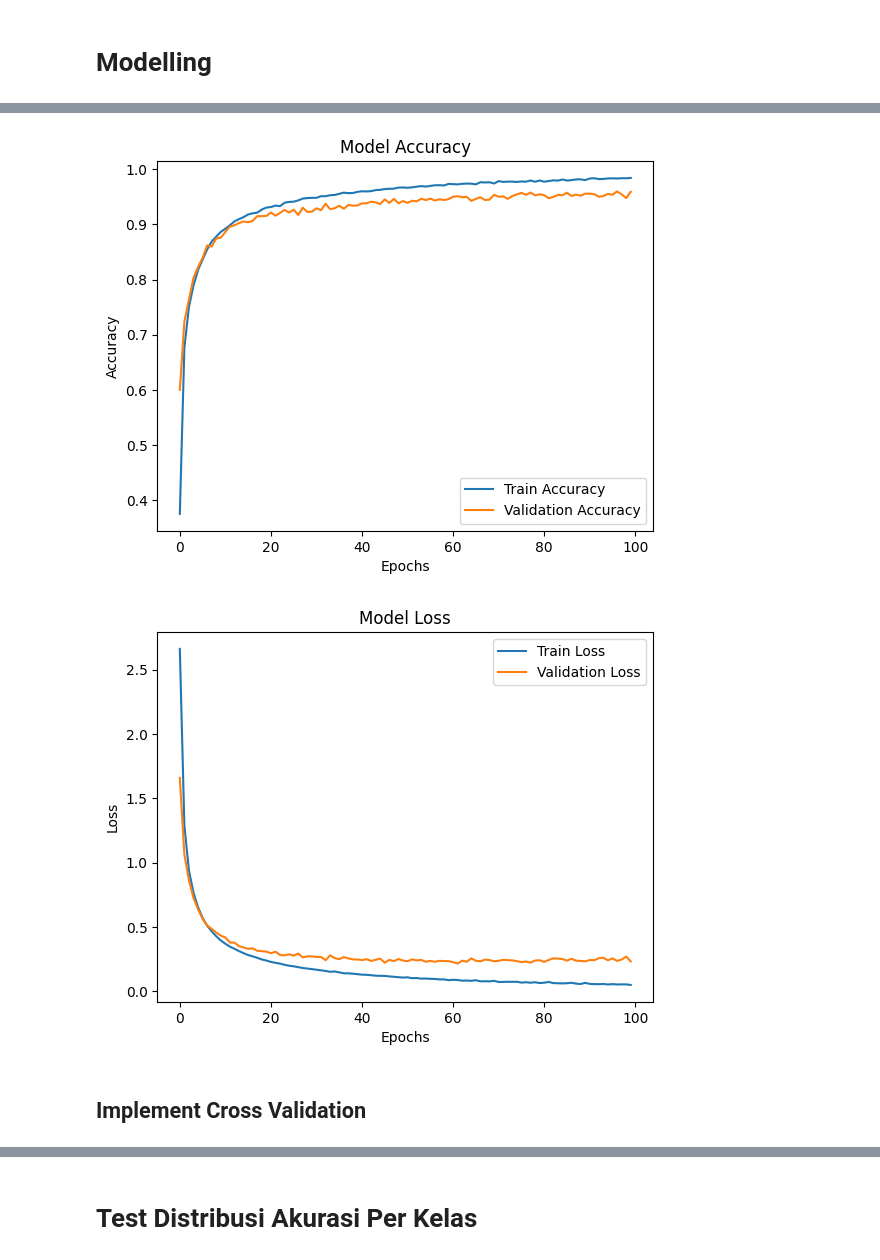
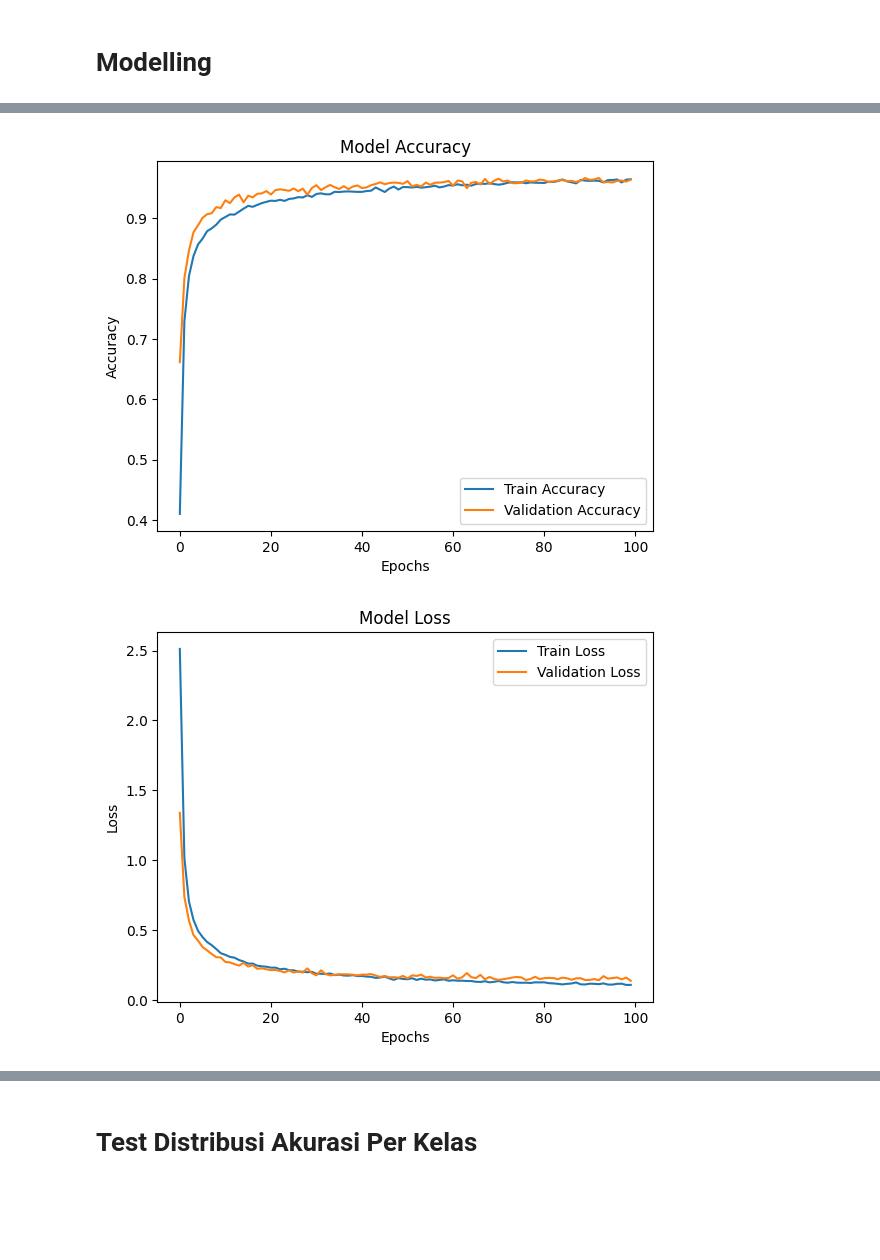
Before and after one commit to Swara-id/ml, a Jupyter notebook: modelling.ipynb, the cells around one changed output, grey strips where cells are left out. Drawn from its saved outputs; the diff is of its cells as text; code cells hidden in the pictures; blank space fills up the shorter version.

```diff
--- a/modelling.ipynb
+++ b/modelling.ipynb
@@ -119,7 +119,7 @@ Name: count, dtype: int64
 # %% [markdown]
 # Pre Modelling
 # %%
-df = pd.read_csv("./datasets/extraction-feature-default/fix-data.csv")
+df = pd.read_csv("./datasets/extraction-feature-default/fix-data-new-alphabet.csv")
 df.head()
 # %% [output]
 |  | filename | x_0 | y_0 | z_0 | x_1 | y_1 | z_1 | x_2 | y_2 | z_2 | x_3 | ... |
@@ -281,11 +484,17 @@ total_class
 # %%
-model = Sequential()
-model.add(Dense(64, input_dim=X_train.shape[1], activation="relu"))
-model.add(Dense(32, activation="relu"))
-model.add(Dense(total_class, activation="softmax"))
+
+# Define the model
+model = Sequential([
+    Input(shape=X_train.shape[1:]),
+    Dense(64, activation="relu"),
+    BatchNormalization(),
+    Dense(32, activation="relu"),
+    Dense(total_class, activation="softmax")
+])
 
 model.compile(loss="categorical_crossentropy", optimizer="adam", metrics=["accuracy"])
 history = model.fit(
+    # X_train, y_train, epochs=100, batch_size=32, validation_data=(X_test, y_test)
     X_train, y_train, epochs=100, batch_size=32, validation_data=(X_test, y_test)
 )
 
@@ -327,4 +536,2 @@ Epoch 100/100
-[figure, old version]
+[figure, new version]
-[figure, old version]
+[figure, new version]
-# %% [markdown]
-## Implement Cross Validation
```
Also changed, not shown: parts of 40 cells of this notebook, 22 other files.
